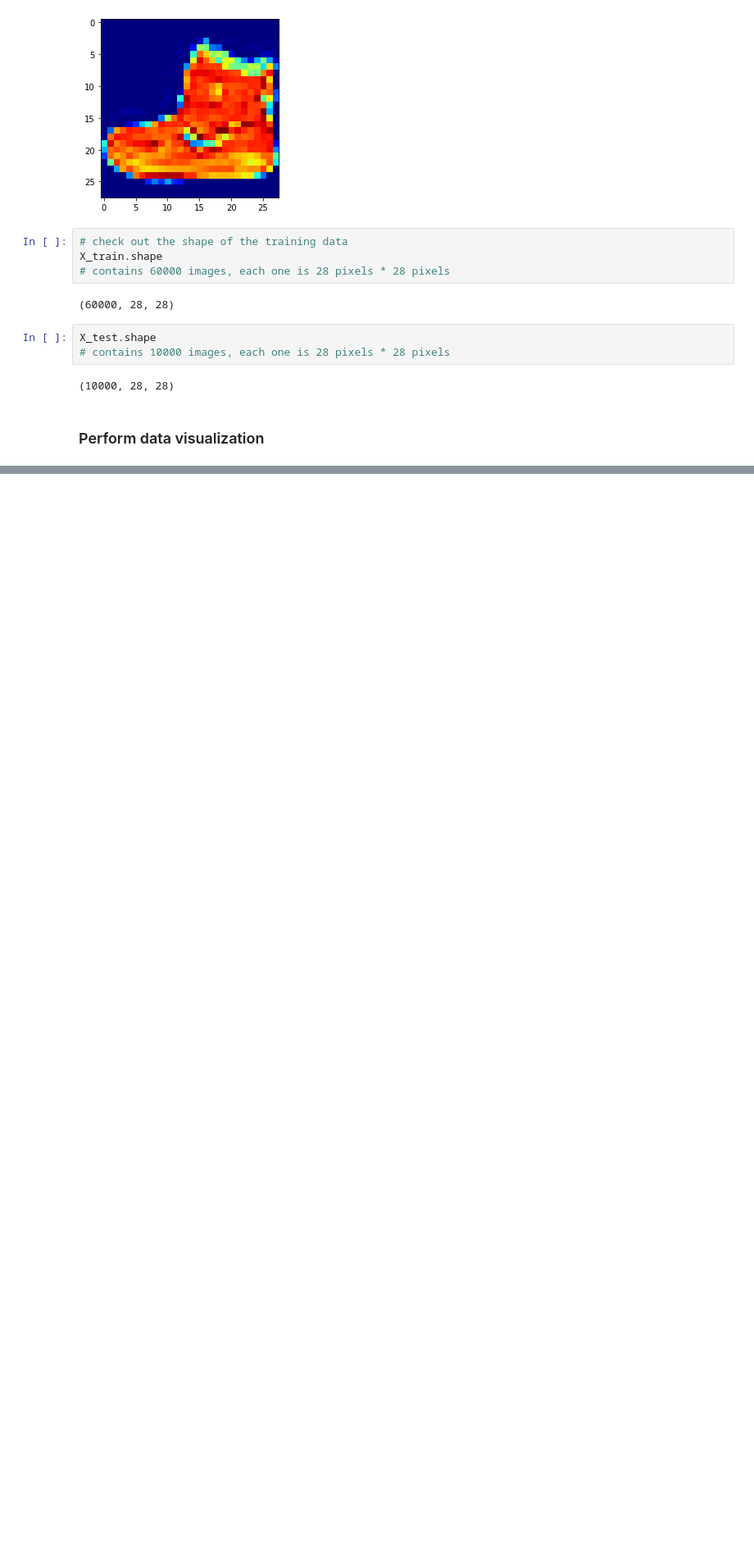
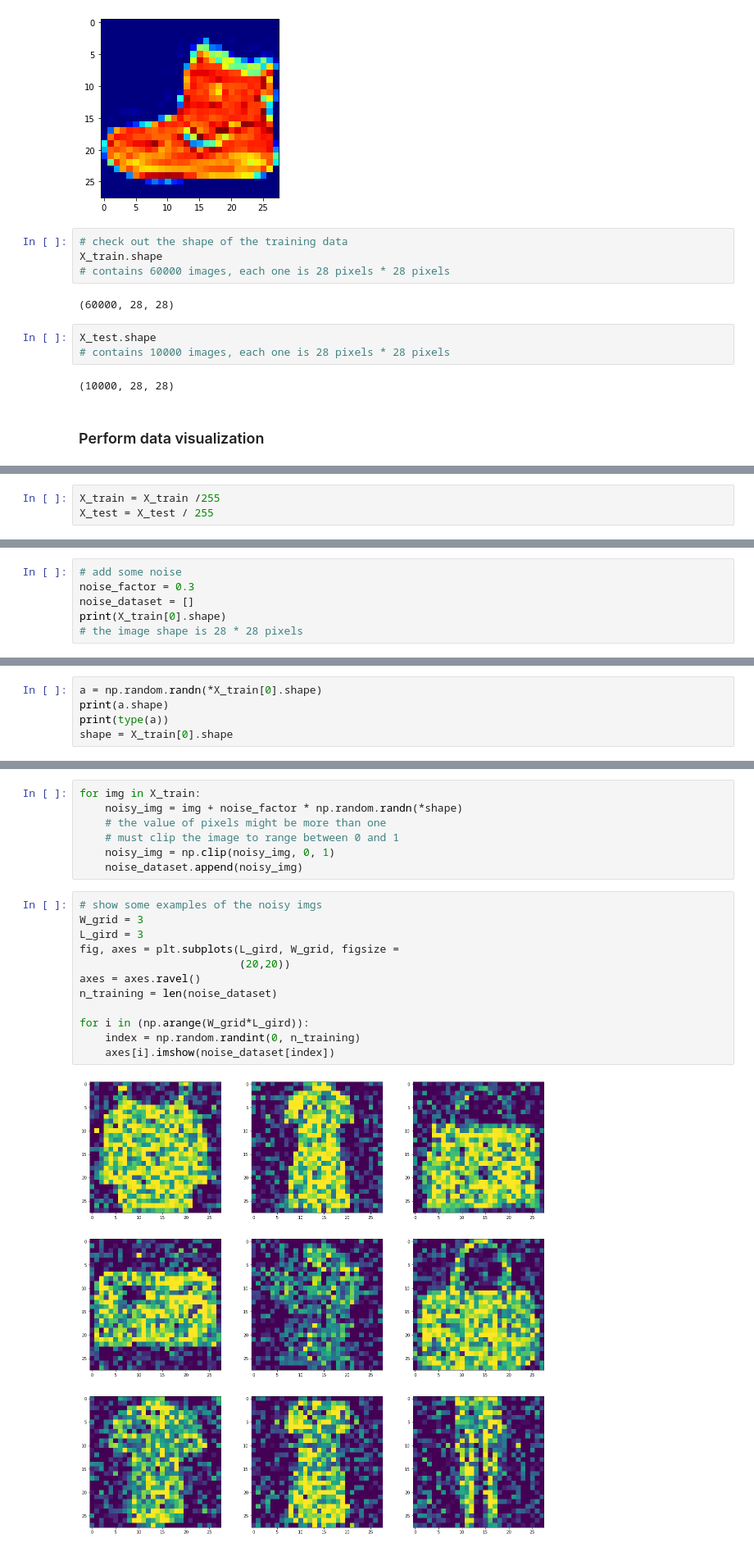
Before and after one commit to ConyYang/image-Denoising_AutoEncoder, a Jupyter notebook: test.ipynb, the cells around one changed output, grey strips where cells are left out. Shown at 82% size. Saved outputs shown, nothing was run; the diff lists cells and outputs as text; blank space fills up the shorter version.

```diff
--- a/test.ipynb
+++ b/test.ipynb
@@ -81,0 +66,3 @@ plt.show()
+# %%
+X_train = X_train /255
+X_test = X_test / 255
@@ -81,0 +109,6 @@ plt.show()
+# %%
+# add some noise
+noise_factor = 0.3
+noise_dataset = []
+print(X_train[0].shape)
+# the image shape is 28 * 28 pixels
@@ -81,0 +117,5 @@ plt.show()
+# %%
+a = np.random.randn(*X_train[0].shape)
+print(a.shape)
+print(type(a))
+shape = X_train[0].shape
@@ -81,0 +132,21 @@ plt.show()
+# %%
+for img in X_train:
+    noisy_img = img + noise_factor * np.random.randn(*shape)
+    # the value of pixels might be more than one
+    # must clip the image to range between 0 and 1
+    noisy_img = np.clip(noisy_img, 0, 1)
+    noise_dataset.append(noisy_img)
+# %%
+# show some examples of the noisy imgs
+W_grid = 3
+L_gird = 3
+fig, axes = plt.subplots(L_gird, W_grid, figsize =
+                         (20,20))
+axes = axes.ravel()
+n_training = len(noise_dataset)
+
+for i in (np.arange(W_grid*L_gird)):
+    index = np.random.randint(0, n_training)
+    axes[i].imshow(noise_dataset[index])
+# %% [output]
+[figure, added]
```
Also changed, not shown: parts of 10 cells of this notebook, 4 other files.
